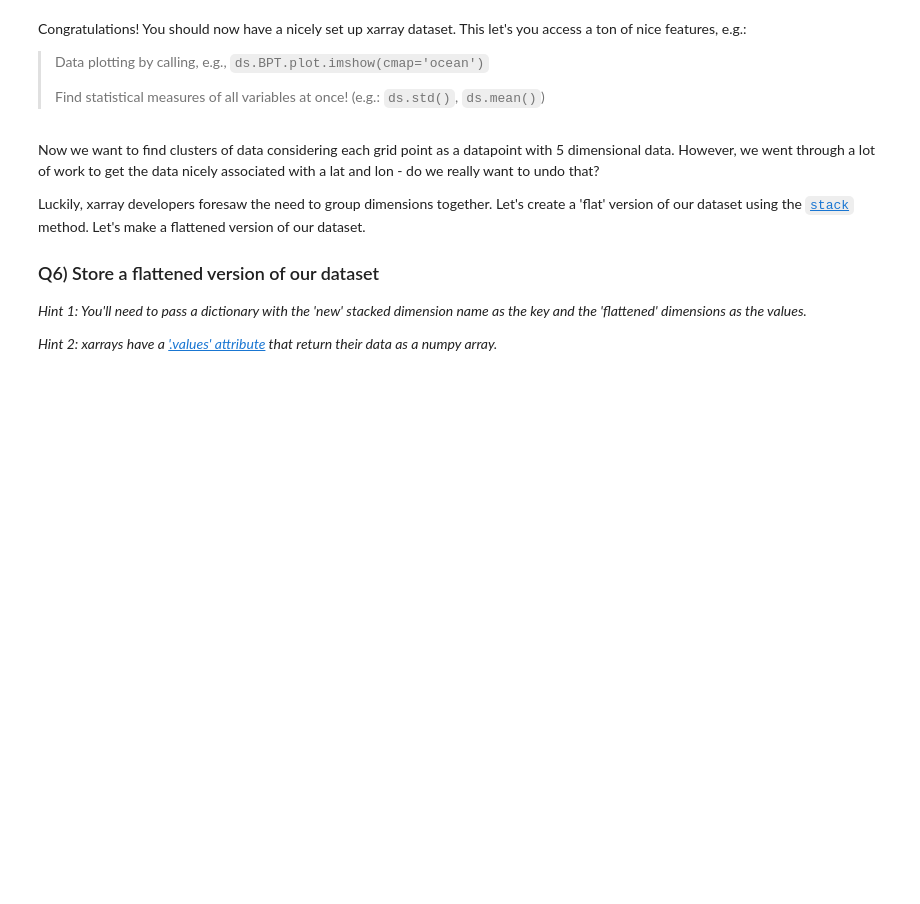
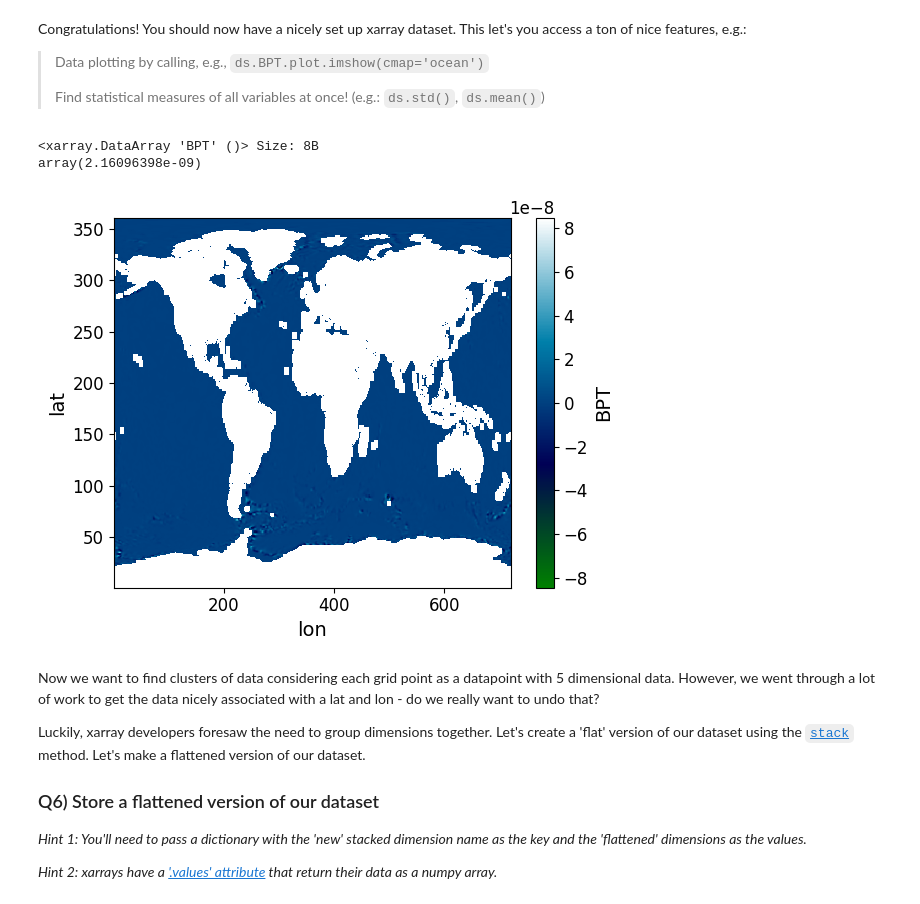
Before and after one commit to adrienabbet/2025_ML_EES, a Jupyter notebook: notebook_ml/S4_3_THOR.ipynb, the cells around one changed output. Drawn from its saved outputs; the diff is of its cells as text; code cells hidden in the pictures; blank space fills up the shorter version.

```diff
--- a/notebook_ml/S4_3_THOR.ipynb
+++ b/notebook_ml/S4_3_THOR.ipynb
@@ -200,17 +200,17 @@ Now that we have the axes we need, we can build xarray [*data arrays*](https://x
 #Complete the code
 def np_to_xr(array_name, array, lat, lon):
     #building the xarrray
-    da = xr.DataArray(data = _______, # Data to be stored
+    da = xr.DataArray(data = array, # Data to be stored
 
                   #set the name of dimensions for the dataArray
-                  dims = ['lat', '_______'],
+                  dims = ['lat', 'lon'],
 
                   #Set the dictionary pointing the name dimensions to np arrays
-                  coords = {'lat':_______,
-                            '_______':_______},
+                  coords = {'lat': lat,
+                                 'lon': lon},
 
-                  name=_______)
-    return _______
+                  name = array_name)
+    return da
 # %% [markdown]
 We're now ready to build our data array! Let's iterate through the items and merge our blank dataset with the data arrays we create.
 
@@ -219,7 +219,7 @@ We're now ready to build our data array! Let's iterate through the items and mer
 *Hint: We'll be using the xarray merge command to put everything together.*
 # %%
 # The code in the notebook assumes you named your dataset ds. Change it to
-# whatever you used!
+# whatever you used !
 
 # Complete the code
 for key, item in data_dict.items():
@@ -227,7 +227,7 @@ for key, item in data_dict.items():
     da = np_to_xr(key, item, lat, lon)
 
     # Merge the dataSet with the dataArray here!
-    ds = xr.merge( [____ , ____ ] )
+    ds = xr.merge( [ds, da ] )
 # %% [markdown]
 Congratulations! You should now have a nicely set up xarray dataset. This let's you access a ton of nice features, e.g.:
 > Data plotting by calling, e.g., `ds.BPT.plot.imshow(cmap='ocean')`
@@ -235,6 +235,12 @@ Congratulations! You should now have a nicely set up xarray dataset. This let's
 > Find statistical measures of all variables at once! (e.g.: `ds.std()`, `ds.mean()`)
 # %%
 # Play around with the dataset here if you'd like :)
+ds.BPT.plot.imshow(cmap='ocean')
+ds.BPT.std()
+# %% [output]
+<xarray.DataArray 'BPT' ()> Size: 8B
+array(2.16096398e-09)
+[figure, added]
 # %% [markdown]
 Now we want to find clusters of data considering each grid point as a datapoint with 5 dimensional data. However, we went through a lot of work to get the data nicely associated with a lat and lon - do we really want to undo that?
 
```
Also changed, not shown: parts of 4 cells of this notebook.
